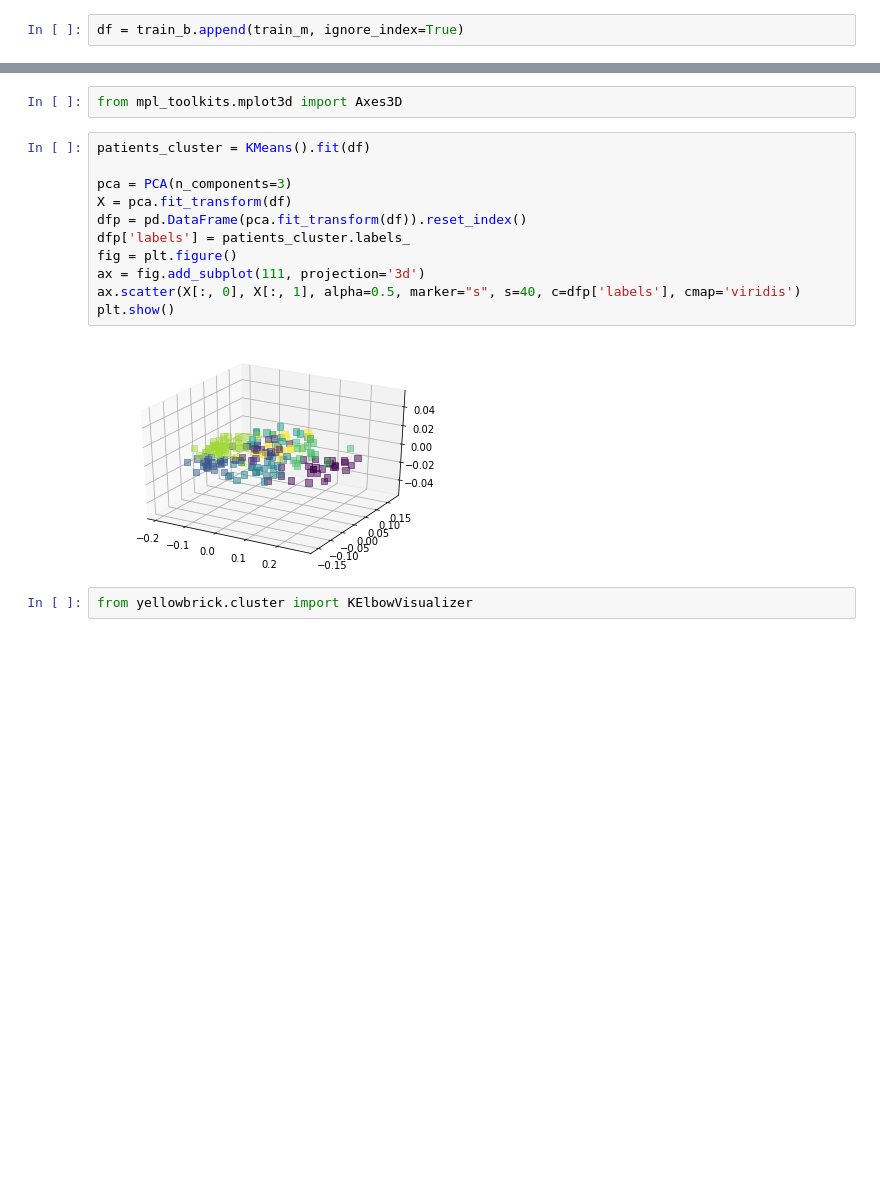
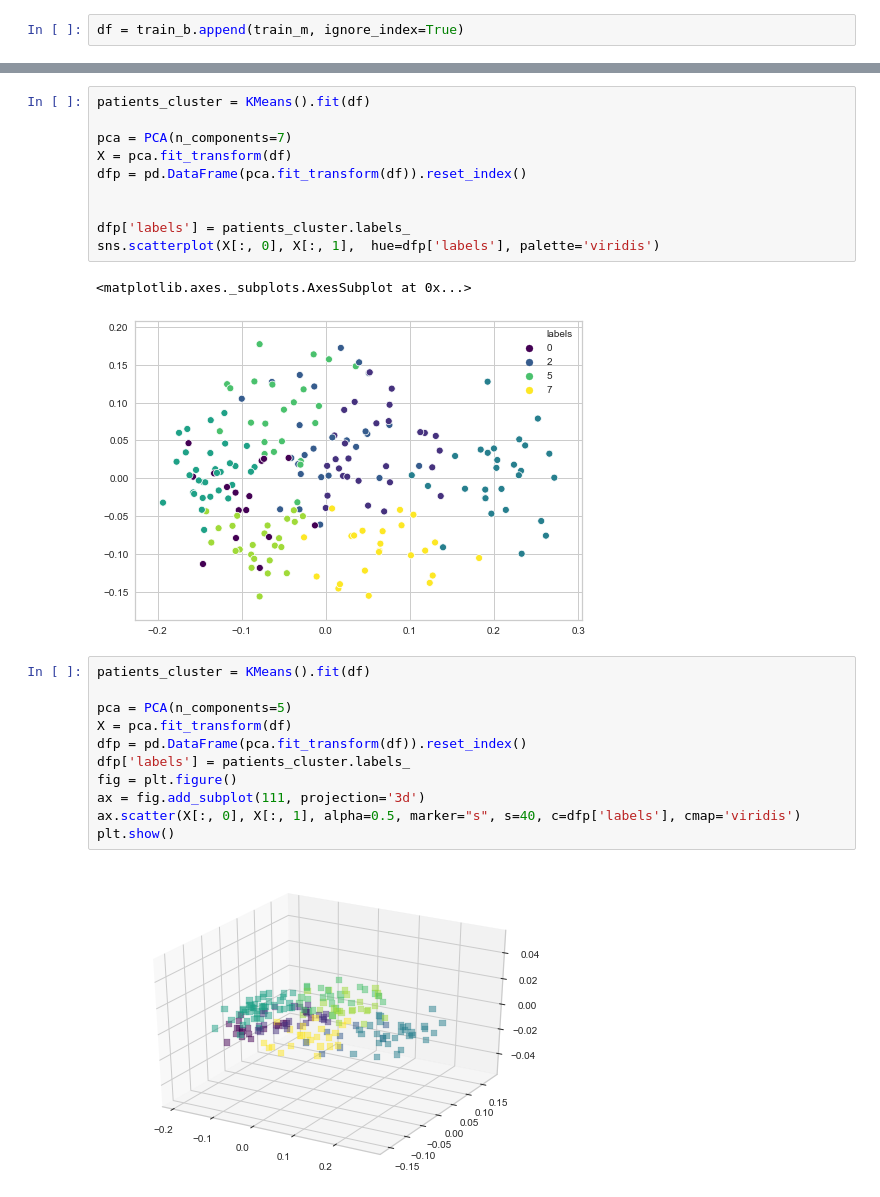
Before and after one commit to yguenka/IronHack-Projects, a Jupyter notebook: Project 6 - Segmentation/[Segmentation].ipynb, the cells around one changed output, grey strips where cells are left out. Saved outputs shown, nothing was run; the diff lists cells and outputs as text; blank space fills up the shorter version.

```diff
--- a/Project 6 - Segmentation/[Segmentation].ipynb
+++ b/Project 6 - Segmentation/[Segmentation].ipynb
@@ -324,9 +316,20 @@ plt.show()
-# %%
-from mpl_toolkits.mplot3d import Axes3D
+# %%
+patients_cluster = KMeans().fit(df)
+
+pca = PCA(n_components=7)
+X = pca.fit_transform(df)
+dfp = pd.DataFrame(pca.fit_transform(df)).reset_index()
+
+
+dfp['labels'] = patients_cluster.labels_
+sns.scatterplot(X[:, 0], X[:, 1],  hue=dfp['labels'], palette='viridis')
+# %% [output]
+<matplotlib.axes._subplots.AxesSubplot at 0x...>
+[figure, added]
 # %%
 patients_cluster = KMeans().fit(df)
 
-pca = PCA(n_components=3)
+pca = PCA(n_components=5)
 X = pca.fit_transform(df)
 dfp = pd.DataFrame(pca.fit_transform(df)).reset_index()
 dfp['labels'] = patients_cluster.labels_
@@ -335,9 +338,7 @@ ax = fig.add_subplot(111, projection='3d')
 ax.scatter(X[:, 0], X[:, 1], alpha=0.5, marker="s", s=40, c=dfp['labels'], cmap='viridis')
 plt.show()
 # %% [output]
-[figure, old version]
+[figure, new version]
-# %%
-from yellowbrick.cluster import KElbowVisualizer
 # %%
 model = KMeans()
 visualizer = KElbowVisualizer(model, k=(1,20))
```
Also changed, not shown: parts of 13 cells of this notebook, 1 other file.
